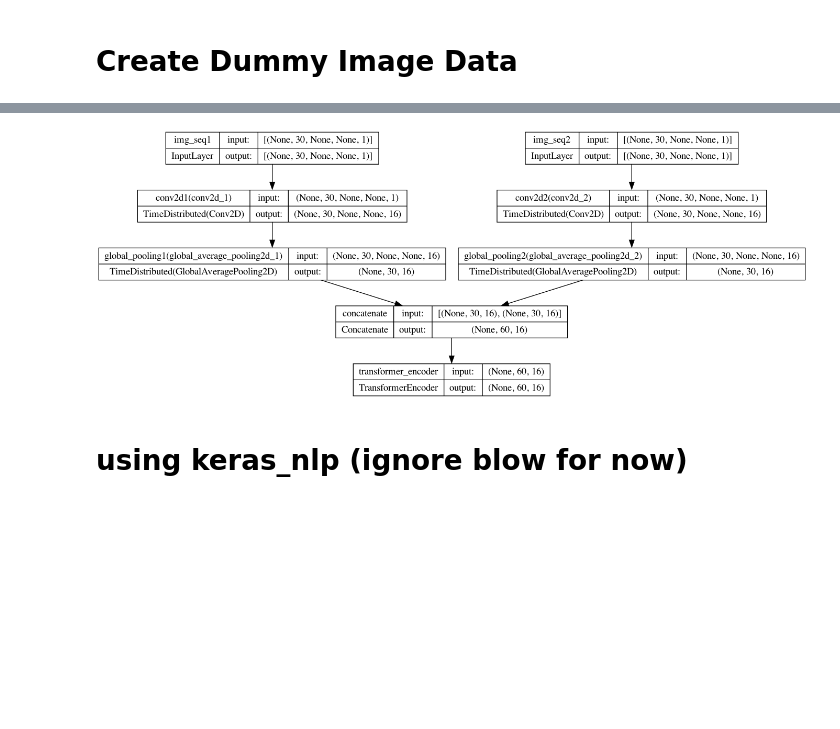
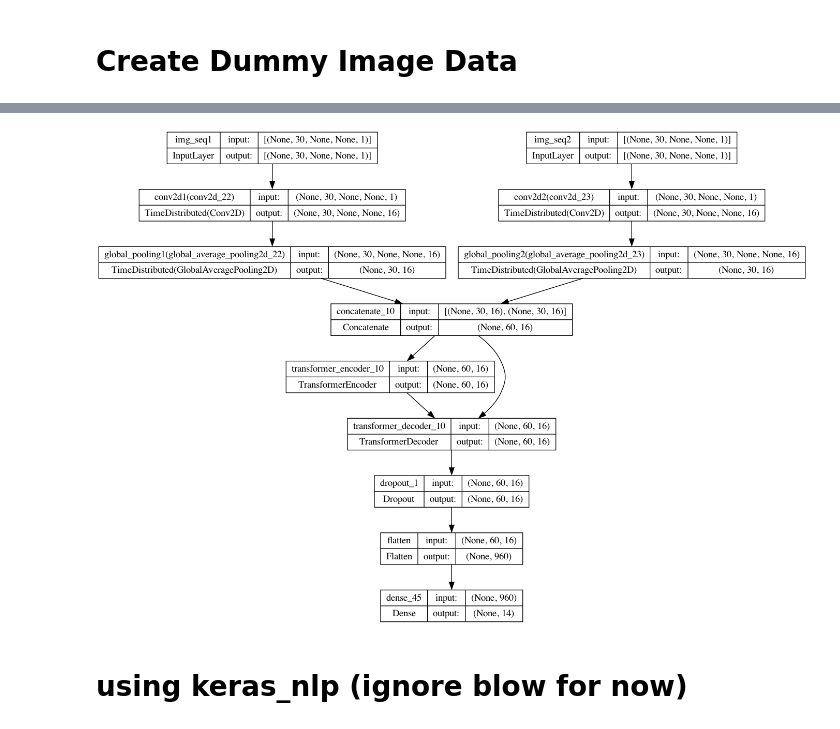
Before and after one commit to MIDS-capstone-fate-of-snow/discharge-estimation, a Jupyter notebook: models/seq2seq_cnn.ipynb, the cells around one changed output, grey strips where cells are left out. Drawn from its saved outputs; the diff is of its cells as text; code cells hidden in the pictures; blank space fills up the shorter version.

Commit message:
fixed bug in TransformerDecoder and generated initial ML architecture

```diff
--- a/models/seq2seq_cnn.ipynb
+++ b/models/seq2seq_cnn.ipynb
@@ -103,9 +103,10 @@ class TransformerDecoder(layers.Layer):
     def call(self, inputs, encoder_outputs, mask=None):
         causal_mask = self.get_causal_attention_mask(inputs)
         if mask is not None:
-            padding_mask = tf.cast(
-                mask[:, tf.newaxis, :], dtype="int32")
+            padding_mask = tf.cast(mask[:, tf.newaxis, :],dtype="int32")
             padding_mask = tf.minimum(padding_mask, causal_mask)
+        else:
+            padding_mask = causal_mask # add missing else condition. Use causal mask when mask is not given
         attention_output_1 = self.attention_1(
             query=inputs,
             value=inputs,
@@ -137,15 +138,36 @@ pooling_layer_2 = layers.GlobalAveragePooling2D(data_format="channels_last", kee
 outputs_2 = layers.TimeDistributed(pooling_layer_2, name="global_pooling2")(x_2)
 
 concatted = tf.keras.layers.Concatenate(axis = 1)([outputs_1, outputs_2])
+
+
+# encoder_inputs = keras.Input(shape=(None,None,None), dtype="float64", name="multi_time_series")
+# x = PositionalEmbedding(sequence_length, vocab_size, embed_dim)(encoder_inputs)
+encoder_outputs = TransformerEncoder(embed_dim = 16, dense_dim = 32, num_heads = 2)(concatted)
+
+# decoder_inputs = keras.Input(shape=(None,None, None), dtype="float64", name="14-day-prediction")
+# x = PositionalEmbedding(sequence_length, vocab_size, embed_dim)(decoder_inputs)
+x = TransformerDecoder(embed_dim = 16, dense_dim = 32, num_heads = 2)(concatted, encoder_outputs)
+x = layers.Dropout(0.5)(x)
+x = layers.Flatten()(x)
+decoder_outputs = layers.Dense(14, activation="linear")(x)
+
+
+
+transformer = keras.Model([inputs_1, inputs_2], decoder_outputs)
+
+transformer.summary()
+
+
+
 # encoder = keras_nlp.layers.TransformerEncoder(
 #     intermediate_dim=64, num_heads=8)
-outputs = TransformerEncoder(embed_dim=16, dense_dim=32, num_heads=2)(concatted)
-outputs = TransformerDecoder(embed_dim=16, dense_dim=32, num_heads=2)(outputs)
-outputs = layers.Dense(1, activation="linear")(outputs)
-# outputs = layers.Dense(14, activation="linear")(outputs)
+# outputs = TransformerEncoder(embed_dim=16, dense_dim=32, num_heads=2)(concatted)
+# outputs = TransformerDecoder(embed_dim=16, dense_dim=32, num_heads=2)(outputs)
 # outputs = layers.Dense(1, activation="linear")(outputs)
+# # outputs = layers.Dense(14, activation="linear")(outputs)
+# # outputs = layers.Dense(1, activation="linear")(outputs)
 
-model = keras.Model(inputs= [inputs_1, inputs_2], outputs=outputs)
+# model = keras.Model(inputs= [inputs_1, inputs_2], outputs=outputs)
 
-model.summary()
+# model.summary()
 # %% [output]
@@ -156,7 +191,7 @@ TypeError: in user code:
 # %%
-keras.utils.plot_model(model, "seq2seq.png", show_shapes=True)
+keras.utils.plot_model(transformer, "seq2seq.png", show_shapes=True)
 # %% [output]
-[figure, old version]
+[figure, new version]
 # %% [markdown]
 # using keras_nlp (ignore blow for now)
 # %%
```
Also changed, not shown: parts of 1 cell of this notebook, 1 other file.
